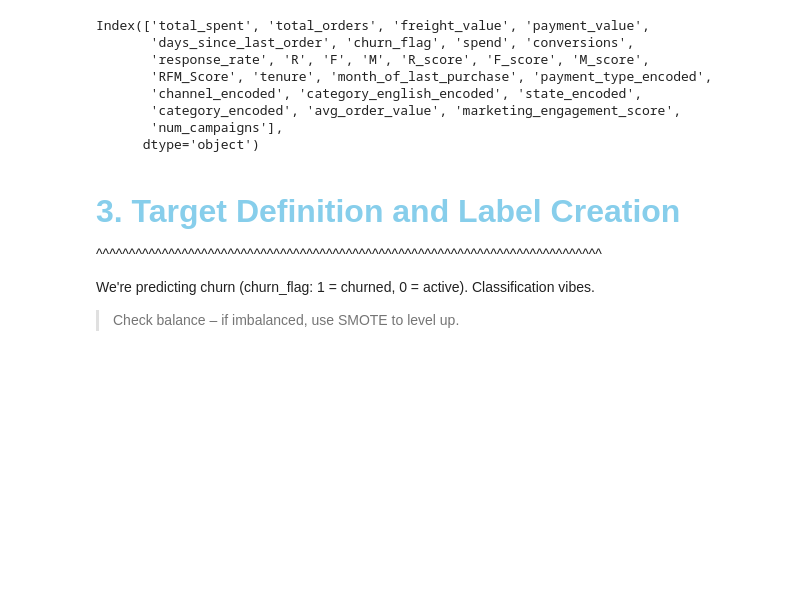
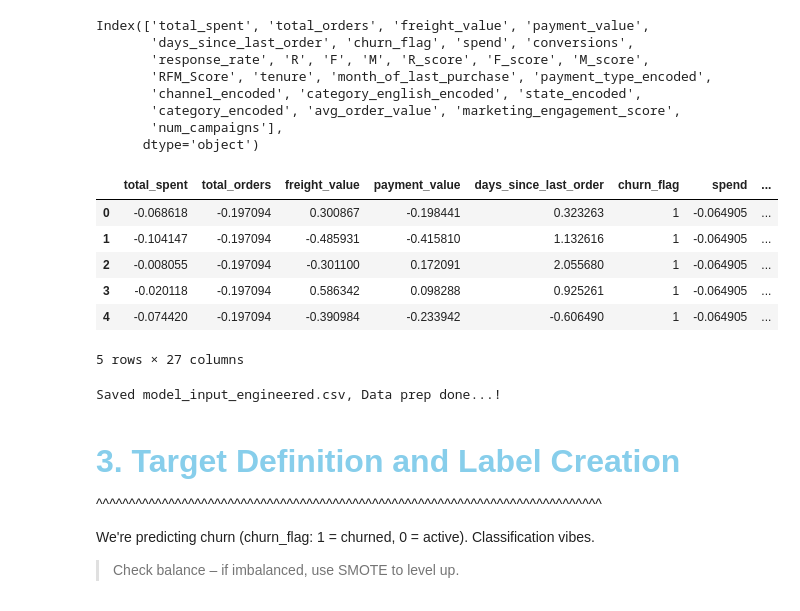
Before and after one commit to Kanakbaghel/Capstone_Project, a Jupyter notebook: Scripts/P2 : Predictive Modelling.ipynb, the cells around one changed output. Drawn from its saved outputs; the diff is of its cells as text; code cells hidden in the pictures; blank space fills up the shorter version.

```diff
--- a/Scripts/P2 : Predictive Modelling.ipynb
+++ b/Scripts/P2 : Predictive Modelling.ipynb
@@ -547,6 +585,22 @@ Index(['total_spent', 'total_orders', 'freight_value', 'payment_value',
        'category_encoded', 'avg_order_value', 'marketing_engagement_score',
        'num_campaigns'],
       dtype='object')
+# %%
+data.head()
+# %% [output]
+|  | total_spent | total_orders | freight_value | payment_value | days_since_last_order | churn_flag | spend | ... |
+| 0 | -0.068618 | -0.197094 | 0.300867 | -0.198441 | 0.323263 | 1 | -0.064905 | ... |
+| 1 | -0.104147 | -0.197094 | -0.485931 | -0.415810 | 1.132616 | 1 | -0.064905 | ... |
+| 2 | -0.008055 | -0.197094 | -0.301100 | 0.172091 | 2.055680 | 1 | -0.064905 | ... |
+| 3 | -0.020118 | -0.197094 | 0.586342 | 0.098288 | 0.925261 | 1 | -0.064905 | ... |
+| 4 | -0.074420 | -0.197094 | -0.390984 | -0.233942 | -0.606490 | 1 | -0.064905 | ... |
+5 rows × 27 columns
+# %%
+# Save as model_input_engineered.csv
+data.to_csv('data_cleaned/model_input_engineered.csv', index=False)
+print("Saved model_input_engineered.csv, Data prep done...!")
+# %% [output]
+Saved model_input_engineered.csv, Data prep done...!
 # %% [markdown]
 ## <font size=7 color=skyblue >**3. Target Definition and Label Creation**
 ^^^^^^^^^^^^^^^^^^^^^^^^^^^^^^^^^^^^^^^^^^^^^^^^^^^^^^^^^^^^^^^^^^^^^^^^^^^^^
```
Also changed, not shown: parts of 3 cells of this notebook.
